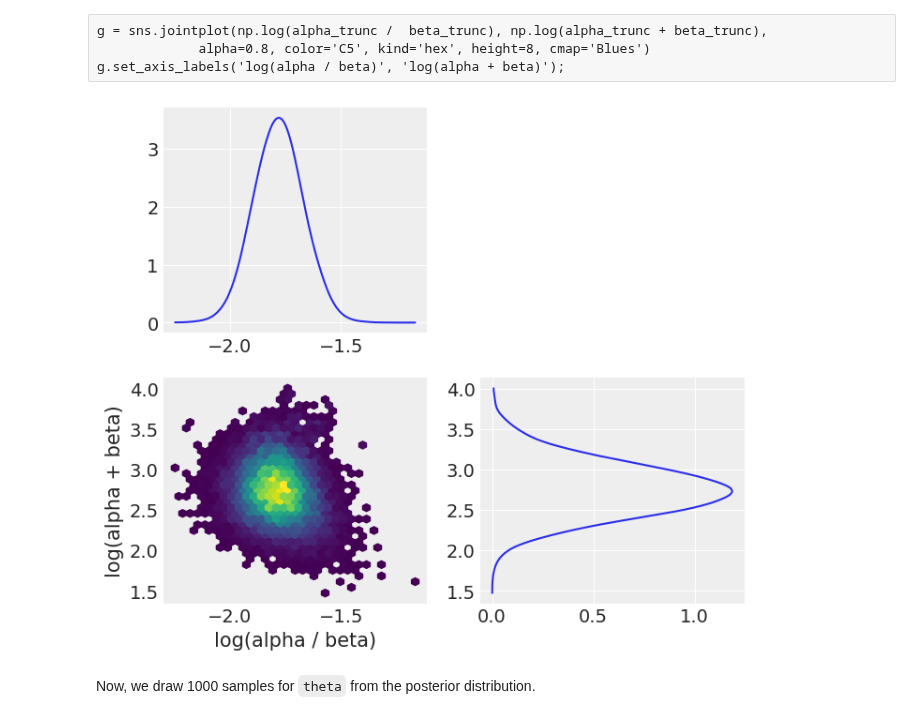
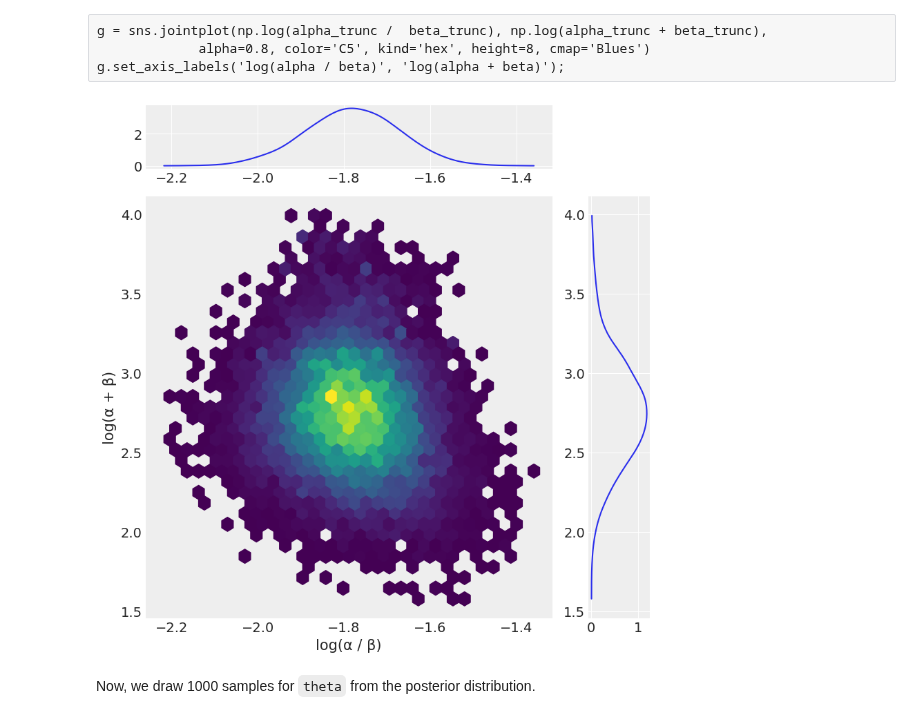
Before and after one commit to pymc-devs/pymc-resources, a Jupyter notebook: BDA3/chap_05.ipynb, the cells around one changed output. Cells and saved outputs as stored; diff of their text form; code cells hidden in the pictures.

Commit message:
Fix the subplots for the pairplot.

```diff
--- a/BDA3/chap_05.ipynb
+++ b/BDA3/chap_05.ipynb
@@ -209,13 +210,21 @@ g = sns.jointplot(np.log(alpha_trunc /  beta_trunc), np.log(alpha_trunc + beta_t
 g.set_axis_labels('log(alpha / beta)', 'log(alpha + beta)');
 # %%
 az.style.use("arviz-darkgrid")
-fig, ax = plt.subplots(2, 2, figsize=(8, 7))
+widths = [2, 0.3]
+heights = [0.3, 2]
+gs_kw = dict(width_ratios=widths, height_ratios=heights)
+fig, axes = plt.subplots(ncols=2, nrows=2,
+                         figsize=(8,8),
+                         constrained_layout=True,
+                         gridspec_kw=gs_kw)
 
-_ = az.plot_pair(idata_10, var_names=['log(alpha / beta)', 'log(alpha + beta)'], diagonal=True, colorbar=True, kind=['hexbin'], ax=ax) #, hexbin_kwargs={'cmap': 'viridis'})
-#ax.set_xlabel('log(α / β)')
-#ax.set_ylabel('log(α + β)');
+az.plot_pair(idata_10, var_names=['log(alpha / beta)', 'log(alpha + beta)'], diagonal=True, colorbar=True, kind=['hexbin'], ax=axes) #, hexbin_kwargs={'cmap': 'viridis'})
+axes[1, 0].set_xlabel('log(α / β)')
+axes[1, 0].set_ylabel('log(α + β)');
+plt.show()
+plt.close()
 # %% [output]
-[figure, old version]
+[figure, new version]
 # %% [markdown]
 Now, we draw 1000 samples for `theta` from the posterior distribution.
 # %%
```
Also changed, not shown: parts of 36 cells of this notebook.
